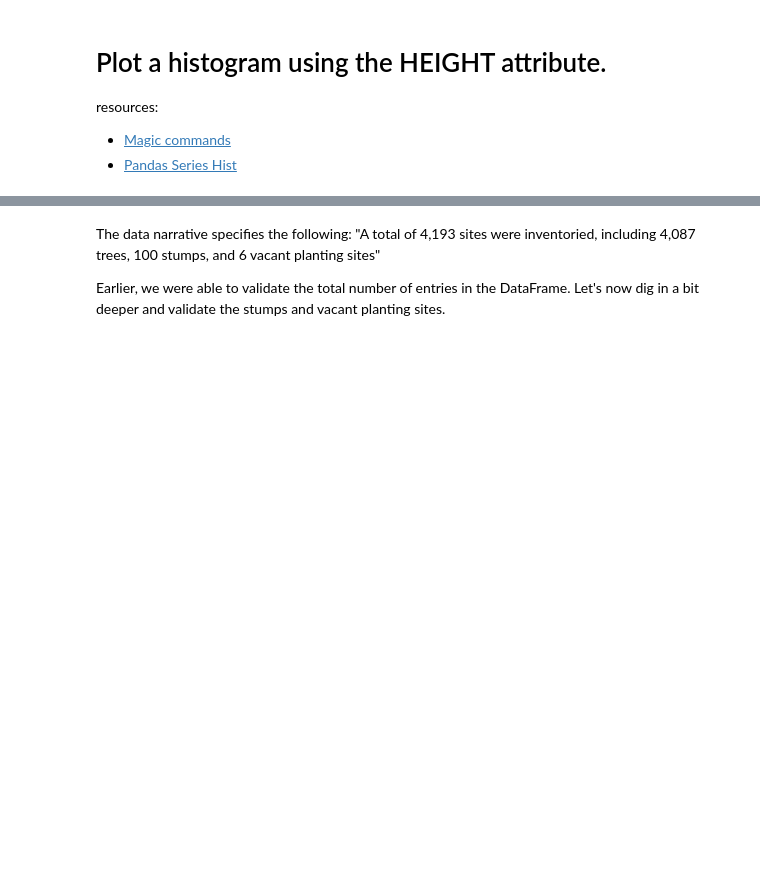
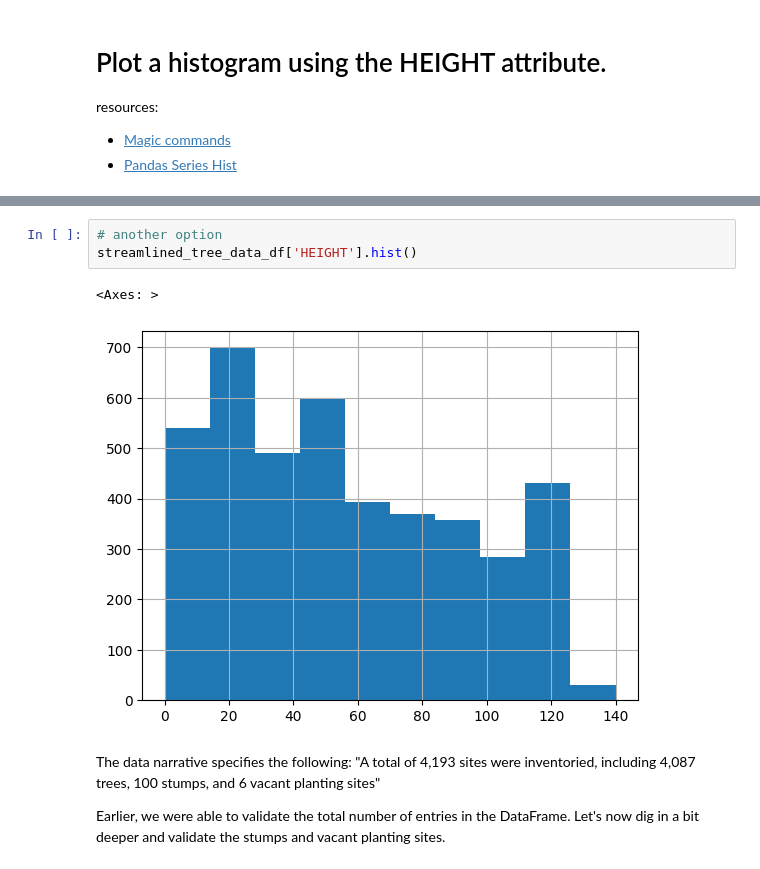
Before and after one commit to KunleAdeyanju/DataEngineering.Labs.CityOfNewarkDETreeSurvey, a Jupyter notebook: newark_de_tree_survey.ipynb, the cells around one changed output, grey strips where cells are left out. Drawn from its saved outputs; the diff is of its cells as text; blank space fills up the shorter version.

```diff
--- a/newark_de_tree_survey.ipynb
+++ b/newark_de_tree_survey.ipynb
@@ -102,3 +129,9 @@ resources:
+# %%
+# another option
+streamlined_tree_data_df['HEIGHT'].hist()
+# %% [output]
+<Axes: >
+[figure, added]
 # %% [markdown]
 The data narrative specifies the following:
 "A total of 4,193 sites were inventoried, including 4,087 trees, 100 stumps, and 6 vacant planting sites"
```
Also changed, not shown: parts of 5 cells of this notebook.
